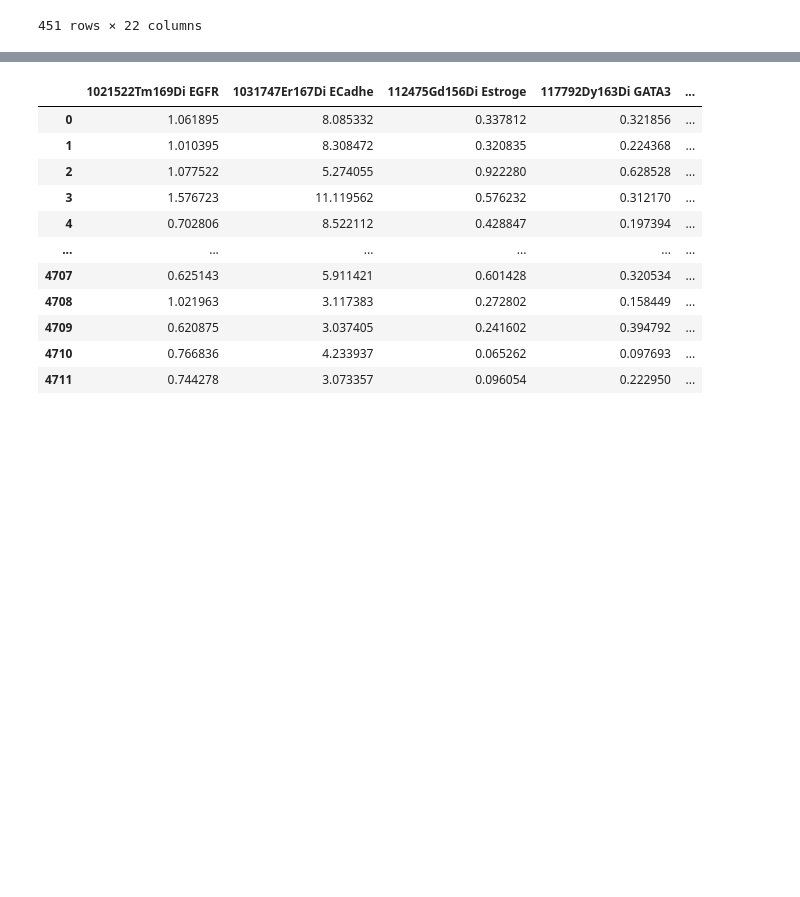
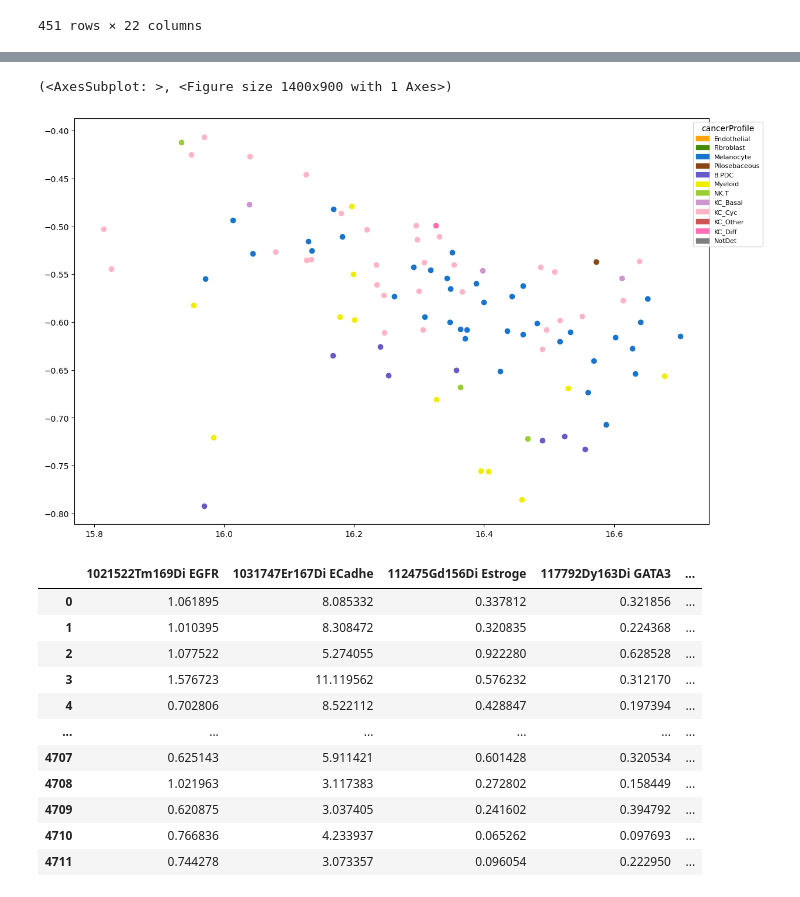
Before and after one commit to BiomedicalMachineLearning/MOSAP, a Jupyter notebook: tutorial/SMI_transcript_colocalisation.ipynb, the cells around one changed output, grey strips where cells are left out. Saved outputs shown, nothing was run; the diff lists cells and outputs as text; code cells hidden in the pictures; blank space fills up the shorter version.

```diff
--- a/tutorial/SMI_transcript_colocalisation.ipynb
+++ b/tutorial/SMI_transcript_colocalisation.ipynb
@@ -269,3 +264,7 @@ scatter_cell_plot(mel_subset2, 'sdimx','sdimy', 'cancerProfile', size=0.1, color
 # %%
 # scatter_cell_plot(mel_subset, 'sdimx','sdimy', 'cancerProfile', color_mapper=color2dict)
+mel_subset4 = mel_subset3[(mel_subset3[:,'CD44'].X>0).flatten(), :]
+mel_subset4 = mel_subset4[(mel_subset4[:,'AXL'].X>0).flatten(), :]
+mel_subset4 = mel_subset4[(mel_subset4[:,'MKI67'].X>0).flatten(), :]
+mel_subset4
 # %% [output]
@@ -275,5 +312,11 @@ KeyboardInterrupt:
 # %%
-mel_subset2 = mel_subset[[mel_subset]]
+scatter_cell_plot(mel_subset4, 'sdimx','sdimy', 'cancerProfile',
+                  size=0.9,
+                  figsize=(14,9),
+                  color_mapper=color2dict)
+# %% [output]
+(<AxesSubplot: >, <Figure size 1400x900 with 1 Axes>)
+[figure, added]
 # %%
 # test = sq.datasets.imc()
 # %%
```
Also changed, not shown: parts of 11 cells of this notebook.
